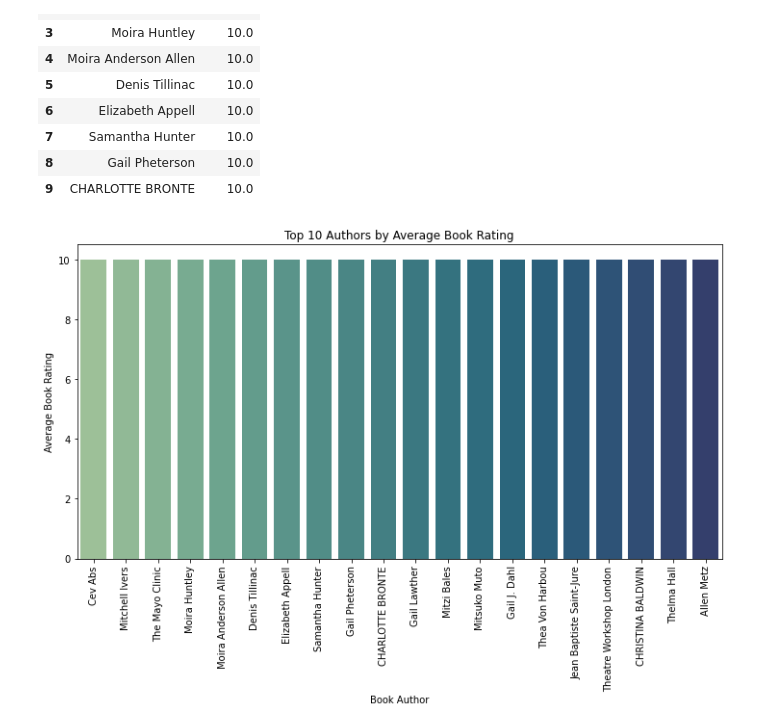
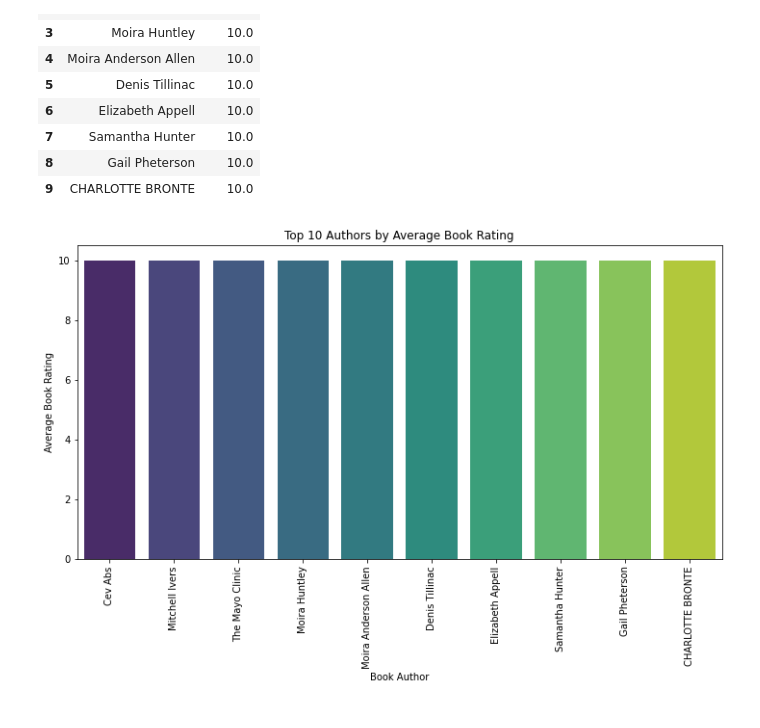
Before and after one commit to aritamichael/Final_Project_4_Moringa, a Jupyter notebook: index.ipynb, the cells around one changed output. Drawn from its saved outputs; the diff is of its cells as text; code cells hidden in the pictures.

```diff
--- a/index.ipynb
+++ b/index.ipynb
@@ -550,15 +550,15 @@ avg_ratings_author.head(10)
 | 9 | CHARLOTTE BRONTE | 10.0 |
 # %%
 # Define a custom color palette
-colors = sns.color_palette("crest", len(avg_ratings_author.head(20)))
+colors = sns.color_palette("crest", len(avg_ratings_author.head(10)))
 
 #Plot the distribution
 plt.figure(figsize=(12, 6))
-sns.barplot(x='Author', y='Rating', data=avg_ratings_author.head(20), palette=colors)#Get top 10 authors
+sns.barplot(x='Author', y='Rating', data=avg_ratings_author.head(10), palette='viridis')#Get top 10 authors
 plt.xticks(rotation=90)
 plt.title('Top 10 Authors by Average Book Rating')
 plt.xlabel('Book Author')
 plt.ylabel('Average Book Rating')
 plt.show()
 # %% [output]
-[figure, old version]
+[figure, new version]
```
Also changed, not shown: parts of 10 cells of this notebook.
